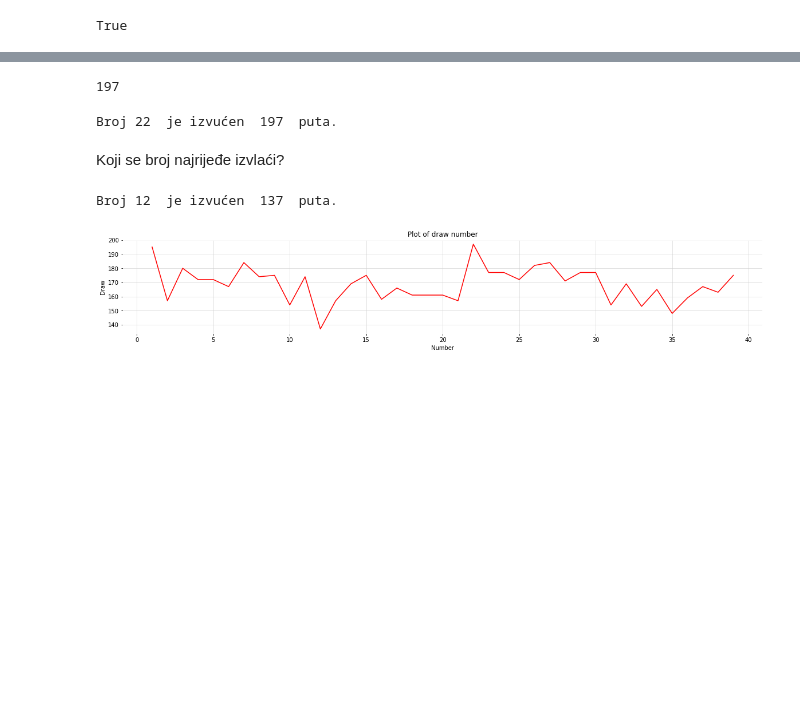
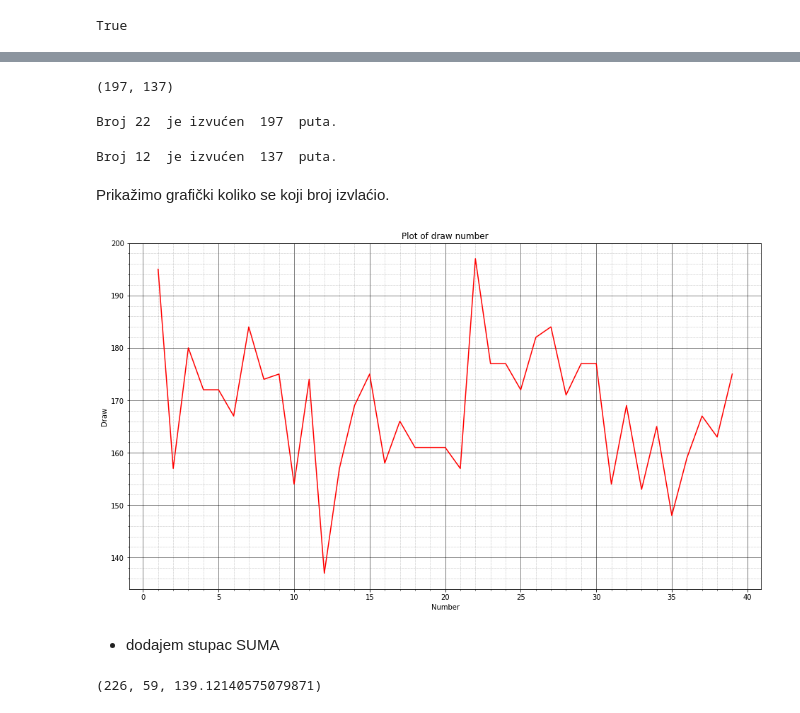
Before and after one commit to RPetra/MS-repozitorij, a Jupyter notebook: Zadaca.ipynb, the cells around one changed output, grey strips where cells are left out. Drawn from its saved outputs; the diff is of its cells as text; code cells hidden in the pictures; blank space fills up the shorter version.

Commit message:
Uređen graf. Graf odnosa suma nizova i datuma

```diff
--- a/Zadaca.ipynb
+++ b/Zadaca.ipynb
@@ -303,9 +303,9 @@ Koji se broj najčešće izvlaći?
 # %%
 num, draw= draw_number.T
 # %%
-draw.max()
+draw.max(), draw.min()
 # %% [output]
-197
+(197, 137)
 # %%
 for i in range (0, 39):
     if draw_number[i][1] == draw.max():
@@ -313,8 +313,6 @@ for i in range (0, 39):
         break
 # %% [output]
 Broj 22  je izvućen  197  puta.
-# %% [markdown]
-Koji se broj najrijeđe izvlaći?
 # %%
 for i in range (0, 39):
     if draw_number[i][1] == draw.min():
@@ -322,15 +320,21 @@ for i in range (0, 39):
         break
 # %% [output]
 Broj 12  je izvućen  137  puta.
+# %% [markdown]
+Prikažimo grafički koliko se koji broj izvlaćio.
 # %%
 from matplotlib import pyplot as plt
 plt.plot(num, draw, color='r')
 plt.xlabel('Number')
 plt.ylabel('Draw')
 plt.title('Plot of draw number')
-plt.rcParams["figure.figsize"] = (20,3)
-plt.grid(True)
+plt.rcParams["figure.figsize"] = [16,9]
+plt.minorticks_on()
+plt.grid(which='major', linestyle='-', linewidth='0.5', color='black' )
+plt.grid(which='minor', linestyle=':', linewidth='0.5', color='grey')
 # %% [output]
-[figure, old version]
+[figure, new version]
 # %%
 #draw_number[draw_number < draw_number.max()]
+# %% [markdown]
+- dodajem stupac SUMA
@@ -336,0 +348,5 @@ plt.grid(True)
+# %%
+#TODO: to su sve funkcije iz numpya?
+loto['SUMA'].max(), loto['SUMA'].min(), loto['SUMA'].mean()
+# %% [output]
+(226, 59, 139.12140575079871)
```
Also changed, not shown: parts of 13 cells of this notebook.
